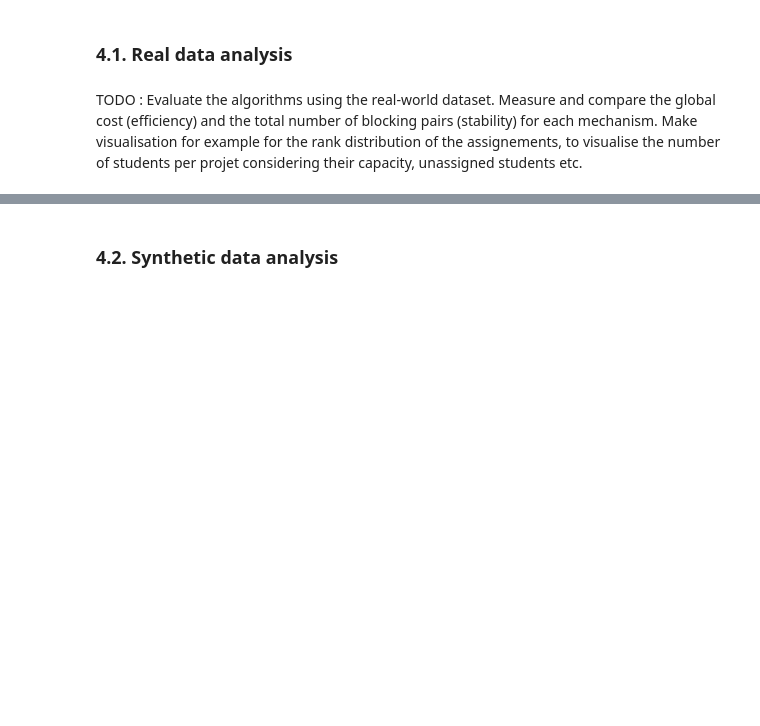
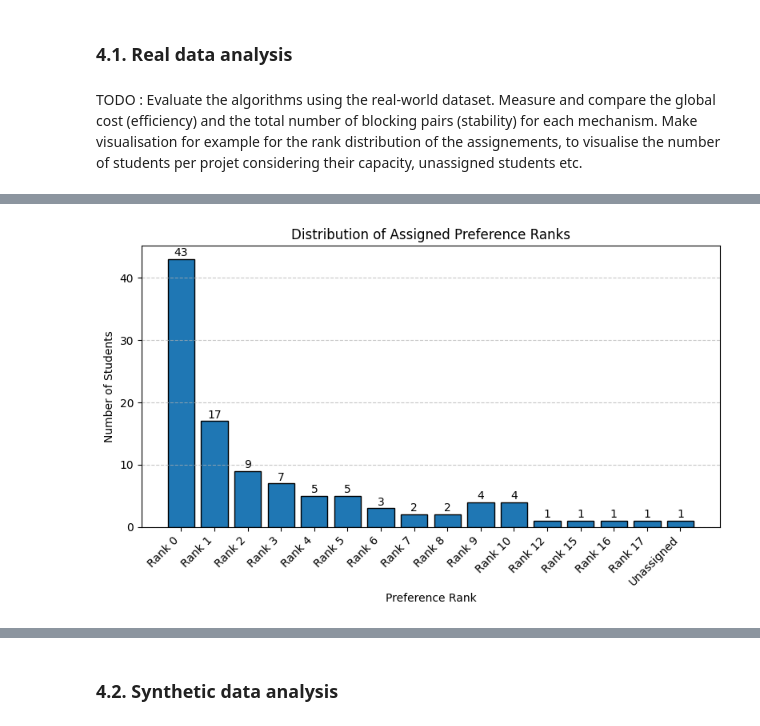
Before and after one commit to gviterbo/matching_project, a Jupyter notebook: notebooks/report_phase_1.ipynb, the cells around one changed output, grey strips where cells are left out. Saved outputs shown, nothing was run; the diff lists cells and outputs as text; code cells hidden in the pictures; blank space fills up the shorter version.

Commit message:
Real data analysis

```diff
--- a/notebooks/report_phase_1.ipynb
+++ b/notebooks/report_phase_1.ipynb
@@ -50,7 +51,7 @@ This section charts the end-to-end data flow, from raw data ingestion/generation
 # %%
 algorithms = {
     "gale_shapley": gale_shapley,
-    "serial_dictatorship": lambda instance: serial_dictatorship(instance, [s.id for s in instance.students]),
+    "serial_dictatorship": serial_dictatorship,
     "top_trading_cycles": lambda instance: ttc_from_matching(gale_shapley(instance))
 }
 # %%
@@ -97,6 +112,7 @@ def compute_cost_stability(matchings):
 # %% [markdown]
 TODO : Evaluate the algorithms using the real-world dataset. Measure and compare the global cost (efficiency) and the total number of blocking pairs (stability) for each mechanism. Make visualisation for example for the rank distribution of the assignements, to visualise the number of students per projet considering their capacity, unassigned students etc.
 # %%
-instance_real = load_dataset(real_data_csv_path, real_data_project_capacity)
+instance_real = load_real_instance(real_data_csv_path, real_data_project_capacity)
 matching_real = compute_matching(instance_real)
-results_real = compute_cost_stability(matching_real)
+cost_real = compute_cost(matching_real)
+stability_real = compute_stability(matching_real)
@@ -102,0 +133,4 @@ results_real = compute_cost_stability(matching_real)
+# %%
+plot_rank_distribution(matching_real["gale_shapley"])
+# %% [output]
+[figure, added]
```
Also changed, not shown: parts of 10 cells of this notebook, 4 other files.
